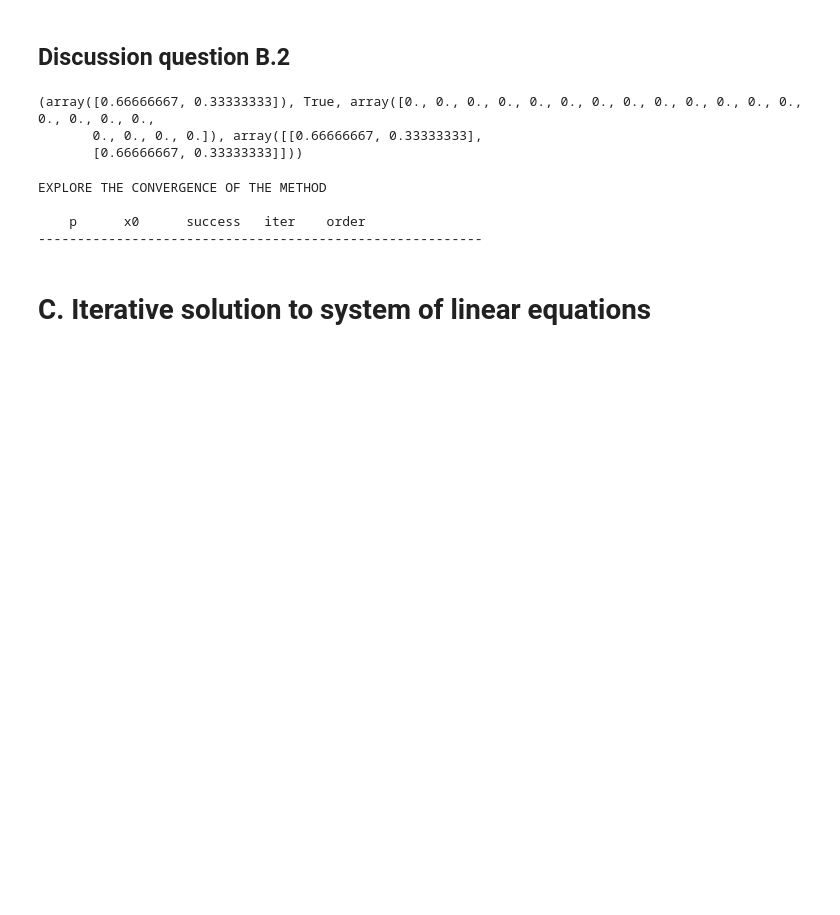
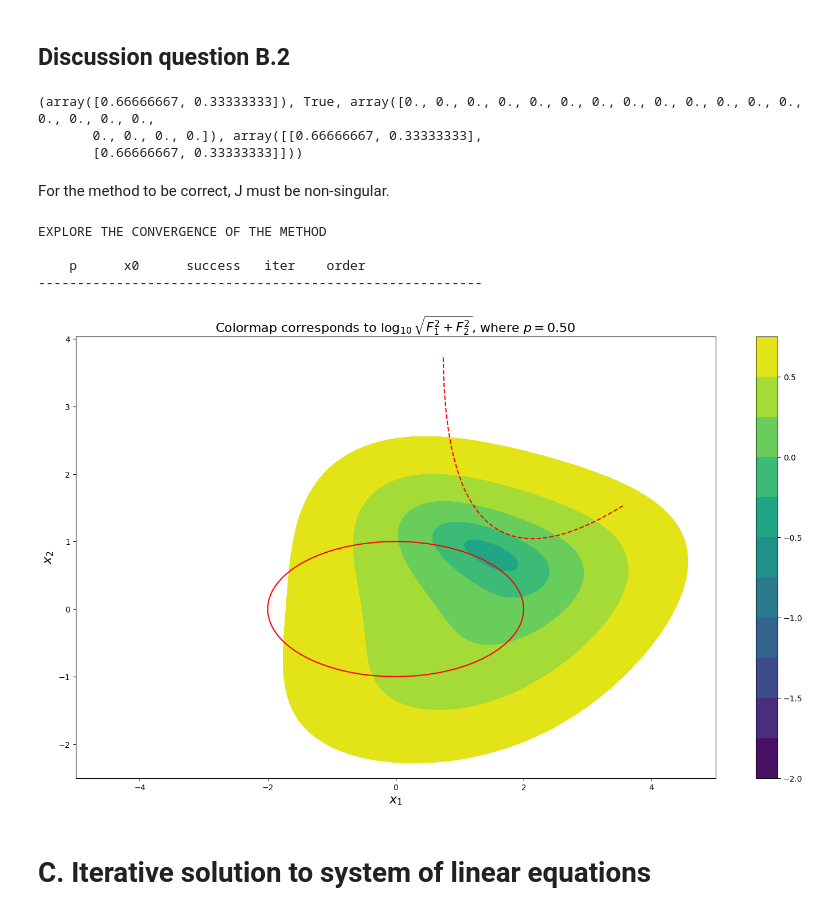
Before and after one commit to aurelienschmit/Unit-2, a Jupyter notebook: LAB2_students.ipynb, the cells around one changed output. Cells and saved outputs as stored; diff of their text form; code cells hidden in the pictures; blank space fills up the shorter version.

```diff
--- a/LAB2_students.ipynb
+++ b/LAB2_students.ipynb
@@ -292,6 +292,8 @@ print(sol)
 (array([0.66666667, 0.33333333]), True, array([0., 0., 0., 0., 0., 0., 0., 0., 0., 0., 0., 0., 0., 0., 0., 0., 0.,
        0., 0., 0., 0.]), array([[0.66666667, 0.33333333],
        [0.66666667, 0.33333333]]))
+# %% [markdown]
+For the method to be correct, J must be non-singular.
 # %%
 ## THIS FUNCTION IS GIVEN TO THE STUDENTS
 
@@ -358,24 +360,27 @@ def plotResidual_partB(p):
 # %%
 ## Discussion question B.3
 
 # set up the components of F as described in equation (7) and the
 # jacobian components; you also need to define z, n and t
 
 # set up the initial guesses as defined in the pdf
 
+
 # print out the results as follows (or in a similar and readable way)
+plotResidual_partB(0.5)
 print('EXPLORE THE CONVERGENCE OF THE METHOD')
 print('\n    p      x0      success   iter    order')
 print('---------------------------------------------------------')
 
 # for each value of p, you have to
 # - print out all the information that you set up before
 # - use plotResidual_partB to plot the sequence {x^(k)}
 # %% [output]
 EXPLORE THE CONVERGENCE OF THE METHOD
 
     p      x0      success   iter    order
 ---------------------------------------------------------
+[figure, added]
 # %% [markdown]
 # **C. Iterative solution to system of linear equations**
 # %%
```
